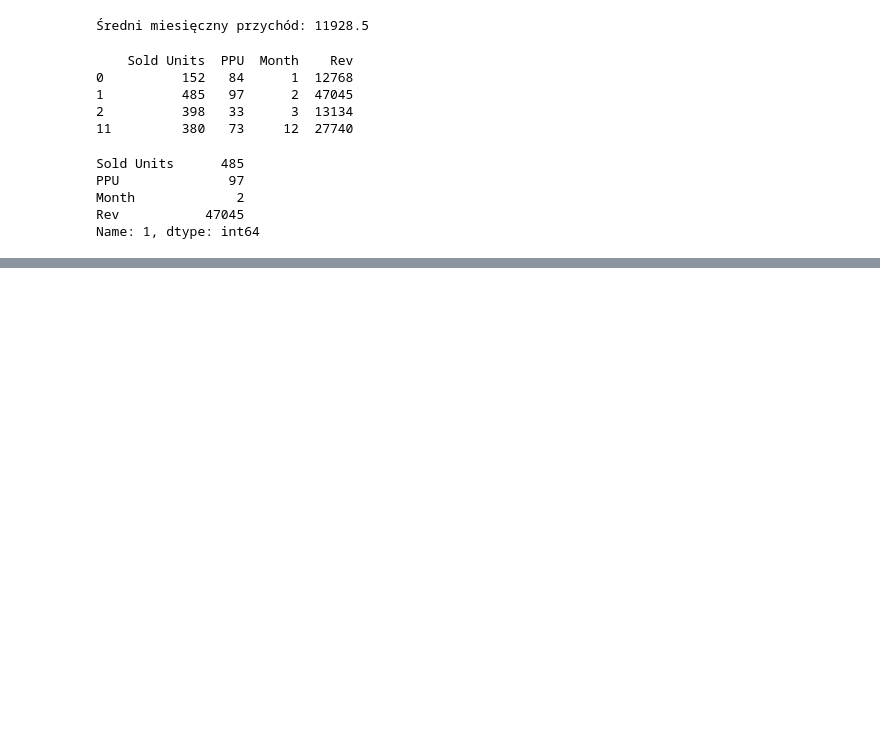
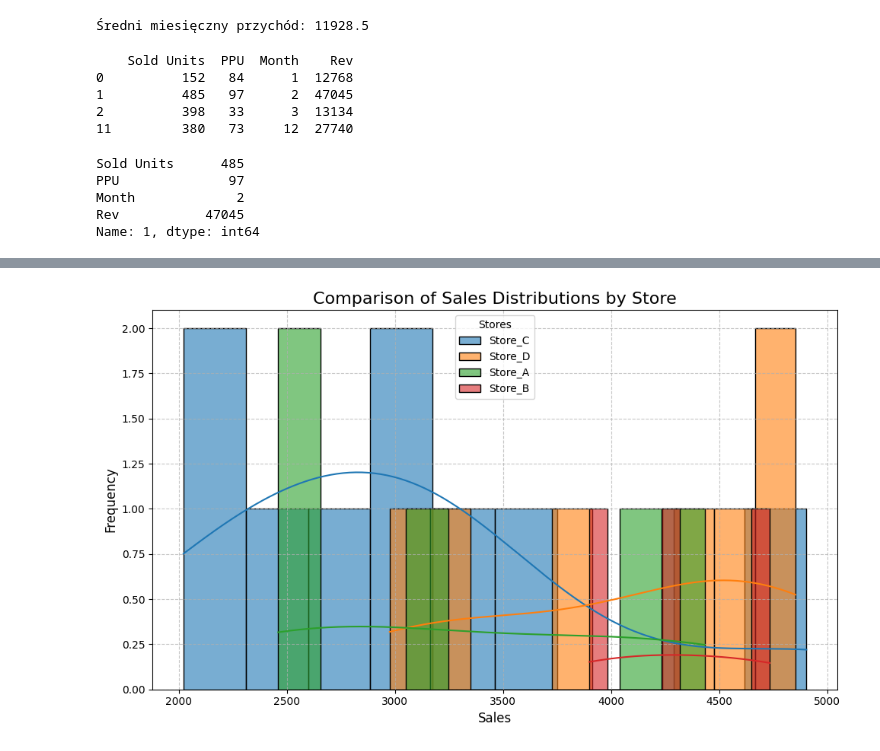
Before and after one commit to HMurawski/dump, a Jupyter notebook: dump_learning/180125/20n.ipynb, the cells around one changed output, grey strips where cells are left out. Cells and saved outputs as stored; diff of their text form; code cells hidden in the pictures; blank space fills up the shorter version.

Commit message:
d20, visualisation

```diff
--- a/dump_learning/180125/20n.ipynb
+++ b/dump_learning/180125/20n.ipynb
@@ -141,3 +144,11 @@ PPU              97
 Month             2
 Rev           47045
 Name: 1, dtype: int64
+# %%
+np.random.seed(42)
+data = pd.DataFrame({
+    "Store": np.random.choice(["Store_A", "Store_B", "Store_C", "Store_D"], size=24),
+    "Month": np.tile(["Jan", "Feb", "Mar", "Apr", "May", "Jun"], 4),
+    "Sales": np.random.randint(2000, 5000, size=24),
+    "Region": np.random.choice(["North", "South", "East", "West"], size=24),
+})
@@ -143,0 +186,21 @@ Name: 1, dtype: int64
+# %%
+plt.figure(figsize=(10, 6))
+for store in data["Store"].unique():
+    store_data = data[data["Store"] == store]["Sales"]
+    sns.histplot(
+        store_data,
+        bins=10,
+        alpha=0.6,
+        kde=True,
+        label=store
+    )
+
+plt.title("Comparison of Sales Distributions by Store", fontsize=16)
+plt.xlabel("Sales", fontsize=12)
+plt.ylabel("Frequency", fontsize=12)
+plt.legend(title="Stores")
+plt.grid(visible=True, linestyle="--", alpha=0.7)
+plt.tight_layout()
+plt.show()
+# %% [output]
+[figure, added]
```
Also changed, not shown: parts of 6 cells of this notebook.
